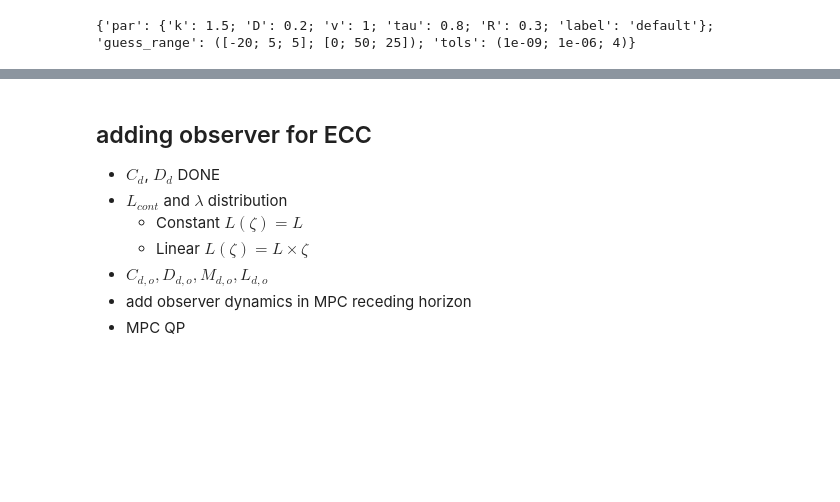
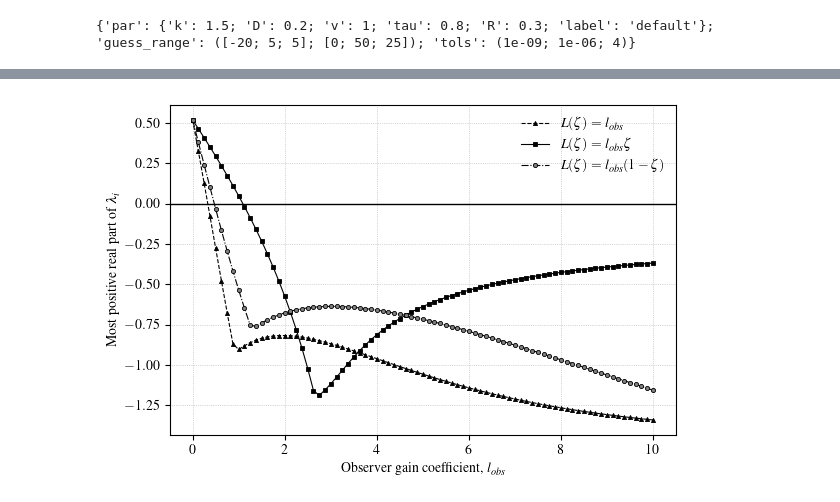
Before and after one commit to behradmoadeli/pfr_isothermal_recycle_delay_MPC, a Jupyter notebook: reports/Report_unstable.ipynb, the cells around one changed output, grey strips where cells are left out. Saved outputs shown, nothing was run; the diff lists cells and outputs as text; code cells hidden in the pictures; blank space fills up the shorter version.

```diff
--- a/reports/Report_unstable.ipynb
+++ b/reports/Report_unstable.ipynb
@@ -349,12 +350,3 @@ plt.show()
-# %% [markdown]
-## adding observer for ECC
-- $C_d$, $D_d$ DONE
-- $L_{cont}$ and $\lambda$ distribution
-    - Constant $L(\zeta) = L$
-    - Linear $L(\zeta) = L \times \zeta$
-- $C_{d,o}, D_{d,o}, M_{d,o}, L_{d,o}$
-- add observer dynamics in MPC receding horizon
-- MPC QP
 # %%
 from scipy.sparse import csr_matrix, vstack, hstack
 from scipy.integrate import solve_ivp
@@ -426,15 +418,19 @@ col_indices = np.full((2 * N_zeta - 1,), N_zeta - 1)
 l_obs_range = np.linspace(0,10,81)
 eigs_obs_L = []
 eigs_obs_Lz = []
+eigs_obs_Lz2 = []
 
 for l_obs in l_obs_range:
 
     L = np.ones(2*N_zeta-1) * l_obs
     Lz = np.linspace(0,1,2*N_zeta-1) * l_obs
+    Lz2 = np.linspace(1,0,2*N_zeta-1) * l_obs
     LC = csr_matrix((L, (row_indices, col_indices)), shape=(2 * N_zeta - 1, 2 * N_zeta - 1))
     LzC = csr_matrix((Lz, (row_indices, col_indices)), shape=(2 * N_zeta - 1, 2 * N_zeta - 1))
+    Lz2C = csr_matrix((Lz2, (row_indices, col_indices)), shape=(2 * N_zeta - 1, 2 * N_zeta - 1))
     A_obs_L = A_ode - LC
     A_obs_Lz = A_ode - LzC
+    A_obs_Lz2 = A_ode - Lz2C
 
     try:
         eig_obs, _ = eigs(A_obs_L, k=3, which='LR')
@@ -449,27 +445,38 @@ for l_obs in l_obs_range:
         eig_obs, _ = eigs(A_obs_Lz, k=15, which='LR')
     eig_obs = eig_obs[np.argsort(-eig_obs.real)]
     eigs_obs_Lz.append(eig_obs[0])
+
+    try:
+        eig_obs, _ = eigs(A_obs_Lz2, k=3, which='LR')
+    except:
+        eig_obs, _ = eigs(A_obs_Lz, k=15, which='LR')
+    eig_obs = eig_obs[np.argsort(-eig_obs.real)]
+    eigs_obs_Lz2.append(eig_obs[0])
 # %%
 # Create the plot
 plt.figure(figsize=(6, 4))
 
 # Plot with smaller and more subtle markers
-plt.plot(l_obs_range, np.real(eigs_obs_L), label='L', marker='^', color='black', linestyle='--', linewidth=0.8, markersize=3, markerfacecolor='grey', markeredgewidth=0.6)
-plt.plot(l_obs_range, np.real(eigs_obs_Lz), label='Lz', marker='s', color='black', linestyle='-', linewidth=0.8, markersize=3, markerfacecolor='grey', markeredgewidth=0.6)
+plt.plot(l_obs_range, np.real(eigs_obs_L), label='$L(\zeta) = l_{obs}$', marker='^', color='black', linestyle='--', linewidth=0.8, markersize=3, markerfacecolor='black', markeredgewidth=0.6)
+plt.plot(l_obs_range, np.real(eigs_obs_Lz), label='$L(\zeta) = l_{obs} \zeta$', marker='s', color='black', linestyle='-', linewidth=0.8, markersize=3, markerfacecolor='black', markeredgewidth=0.6)
+plt.plot(l_obs_range, np.real(eigs_obs_Lz2), label='$L(\zeta) = l_{obs} (1-\zeta)$', marker='.', color='black', linestyle='-.', linewidth=0.8, markersize=6, markerfacecolor='grey', markeredgewidth=0.6)
 
 # Add a horizontal line at y=0
 plt.axhline(y=0, color='black', linestyle='-', linewidth=1)
 
 # Add labels and grid
-plt.xlabel('Observation coefficient ($l_{obs}$)', fontsize=9)
-plt.ylabel('Real Part of Eigenvalues', fontsize=9)
+plt.xlabel('Observer gain coefficient, $l_{obs}$', fontsize=10)
+plt.ylabel('Most positive real part of $\lambda_i$', fontsize=10)
 # plt.title('Real Part of Eigenvalues vs. Observation Range', fontsize=10)
 plt.legend(fontsize=10, loc='upper right', frameon=False)
 
 plt.grid(True, linestyle=':', linewidth=0.5)
 
 # Adjust the layout for tight fit
 plt.tight_layout()
+plt.savefig('obs_lambda.svg', format='svg', bbox_inches='tight', pad_inches=0.5)
 
 # Display the plot
 plt.show()
+# %% [output]
+[figure, added]
```
Also changed, not shown: parts of 8 cells of this notebook, 5 other files.
